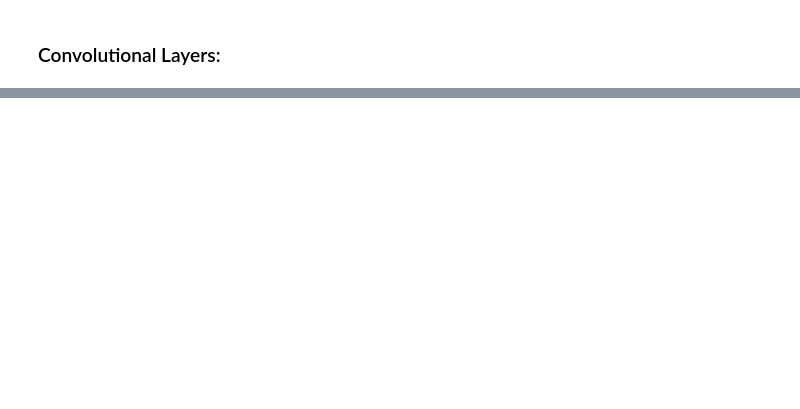
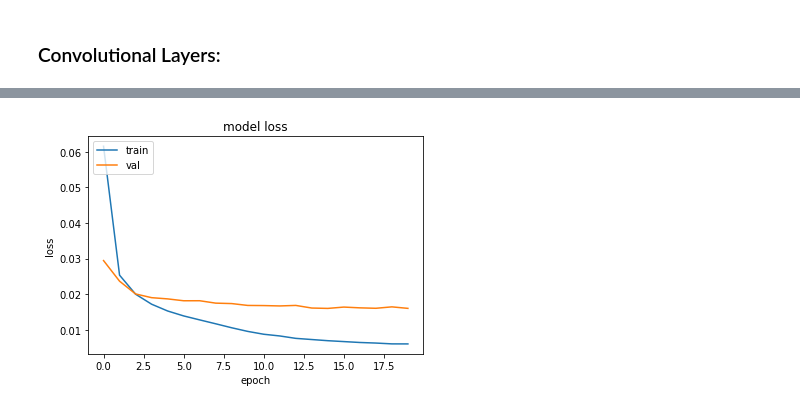
Before and after one commit to kggold4/final-project-deep-learning-image-inpainting, a Jupyter notebook: P3_neural_network_tensorflow_autocoder.ipynb, the cells around one changed output, grey strips where cells are left out. Saved outputs shown, nothing was run; the diff lists cells and outputs as text; code cells hidden in the pictures; blank space fills up the shorter version.

```diff
--- a/P3_neural_network_tensorflow_autocoder.ipynb
+++ b/P3_neural_network_tensorflow_autocoder.ipynb
@@ -117,0 +162,14 @@ _________________________________________________________________
+# %%
+#generating masks
+left = 60
+right = 76
+up = 78
+down = 62
+x_train = train_xs.numpy()
+black_train = x_train.copy()
+black_train[:,left:right,down:up,:] = 0
+train_labels = x_train[:,left:right,down:up,:]
+x_test = test_xs.numpy()
+black_test = x_test.copy()
+black_test[:,left:right,down:up,:] = 0
+test_labels = x_test[:,left:right,down:up,:]
@@ -117,0 +223,4 @@ _________________________________________________________________
+# %%
+
+optimizer = tf.keras.optimizers.Adam(lr = 0.001,decay=1e-6)
+autoencoder.compile(optimizer=optimizer, loss=tf.keras.losses.MeanSquaredError())
@@ -117,0 +234,6 @@ _________________________________________________________________
+# %%
+history = autoencoder.fit(black_train,train_labels ,
+                epochs=20,
+                shuffle=True,
+                batch_size=30,
+                validation_data=(black_test,test_labels))
@@ -117,0 +258,10 @@ _________________________________________________________________
+# %%
+plt.plot(history.history['loss'])
+plt.plot(history.history['val_loss'])
+plt.title('model loss')
+plt.ylabel('loss')
+plt.xlabel('epoch')
+plt.legend(['train', 'val'], loc='upper left')
+plt.show()
+# %% [output]
+[figure, added]
```
Also changed, not shown: parts of 21 cells of this notebook, 1 other file.
